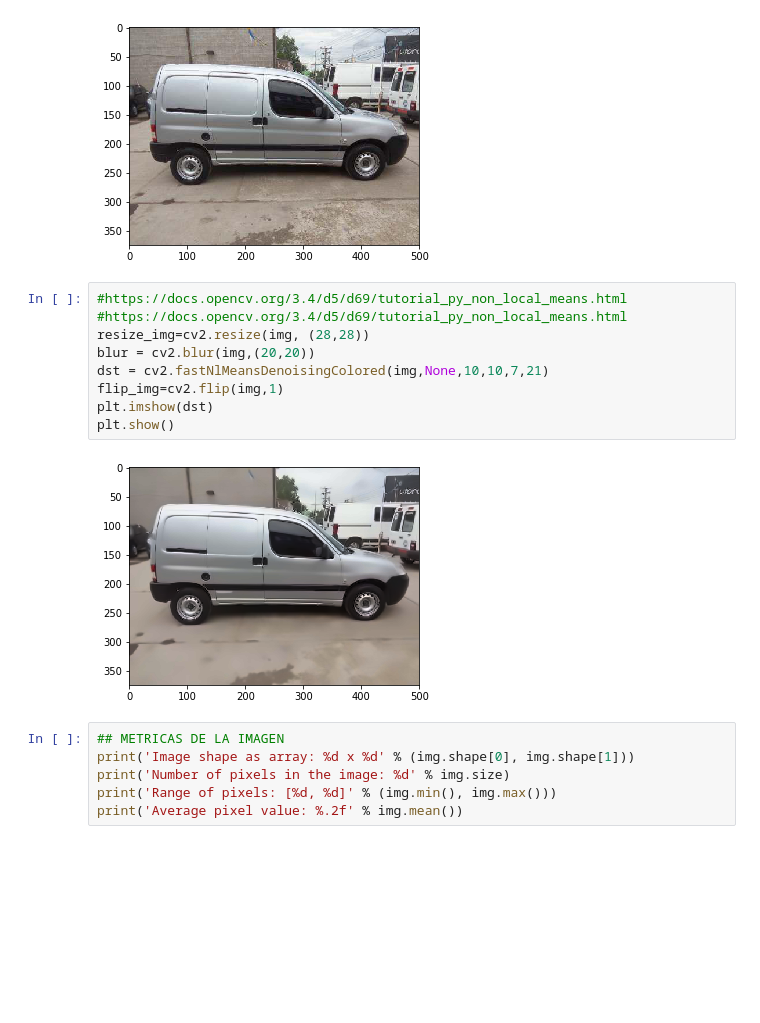
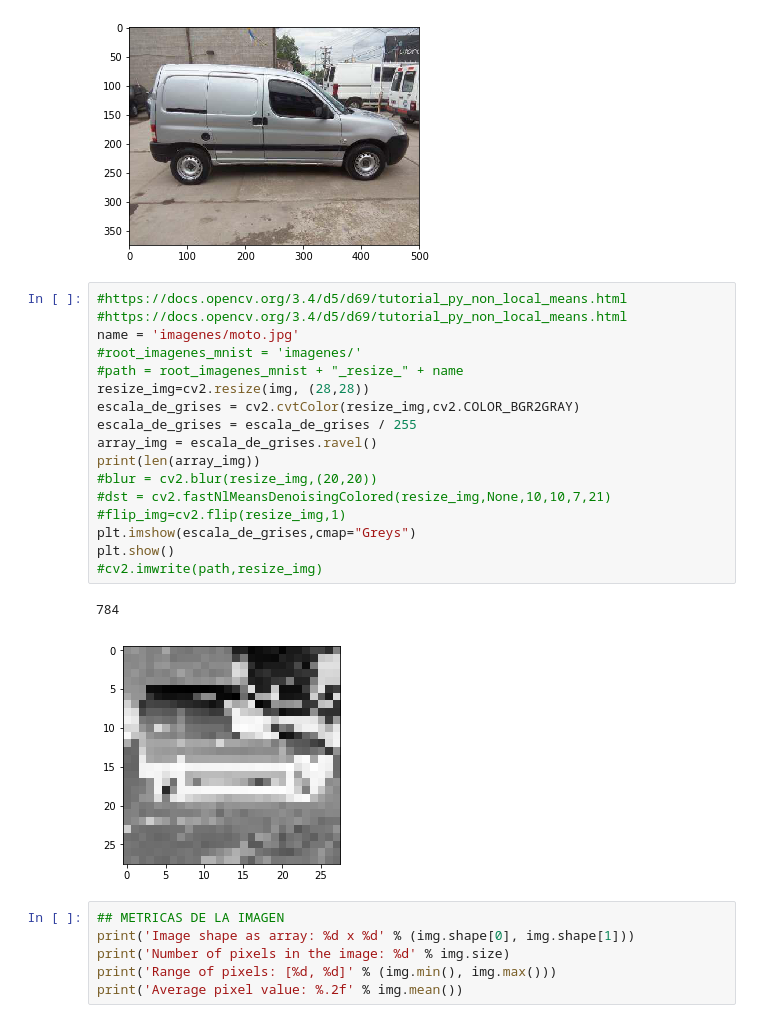
Before and after one commit to 12diego34/mercadolibre_dss, a Jupyter notebook: Trabajo Practico Final DSS/Practicando.ipynb, the cells around one changed output. Saved outputs shown, nothing was run; the diff lists cells and outputs as text; blank space fills up the shorter version.

```diff
--- a/Trabajo Practico Final DSS/Practicando.ipynb
+++ b/Trabajo Practico Final DSS/Practicando.ipynb
@@ -182,14 +182,23 @@ plt.show()
 # %%
 #https://docs.opencv.org/3.4/d5/d69/tutorial_py_non_local_means.html
 #https://docs.opencv.org/3.4/d5/d69/tutorial_py_non_local_means.html
+name = 'imagenes/moto.jpg'
+#root_imagenes_mnist = 'imagenes/'
+#path = root_imagenes_mnist + "_resize_" + name
 resize_img=cv2.resize(img, (28,28))
-blur = cv2.blur(img,(20,20))
-dst = cv2.fastNlMeansDenoisingColored(img,None,10,10,7,21)
-flip_img=cv2.flip(img,1)
-plt.imshow(dst)
+escala_de_grises = cv2.cvtColor(resize_img,cv2.COLOR_BGR2GRAY)
+escala_de_grises = escala_de_grises / 255
+array_img = escala_de_grises.ravel()
+print(len(array_img))
+#blur = cv2.blur(resize_img,(20,20))
+#dst = cv2.fastNlMeansDenoisingColored(resize_img,None,10,10,7,21)
+#flip_img=cv2.flip(resize_img,1)
+plt.imshow(escala_de_grises,cmap="Greys")
 plt.show()
+#cv2.imwrite(path,resize_img)
 # %% [output]
+784
-[figure, old version]
+[figure, new version]
 # %%
 ## METRICAS DE LA IMAGEN
 print('Image shape as array: %d x %d' % (img.shape[0], img.shape[1]))
```
